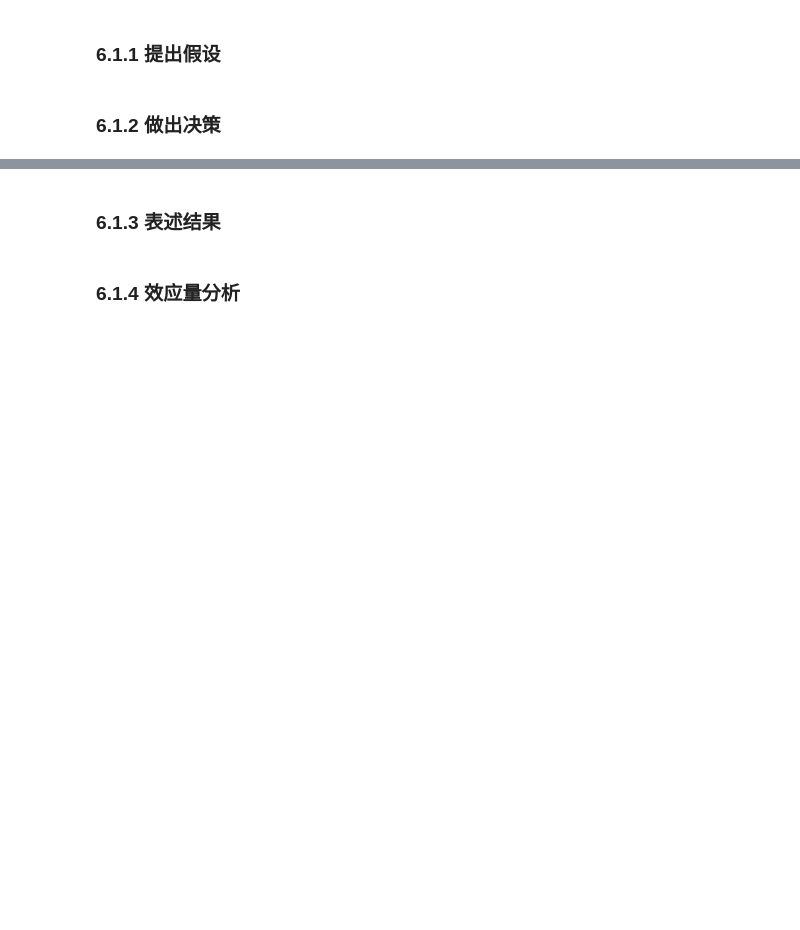
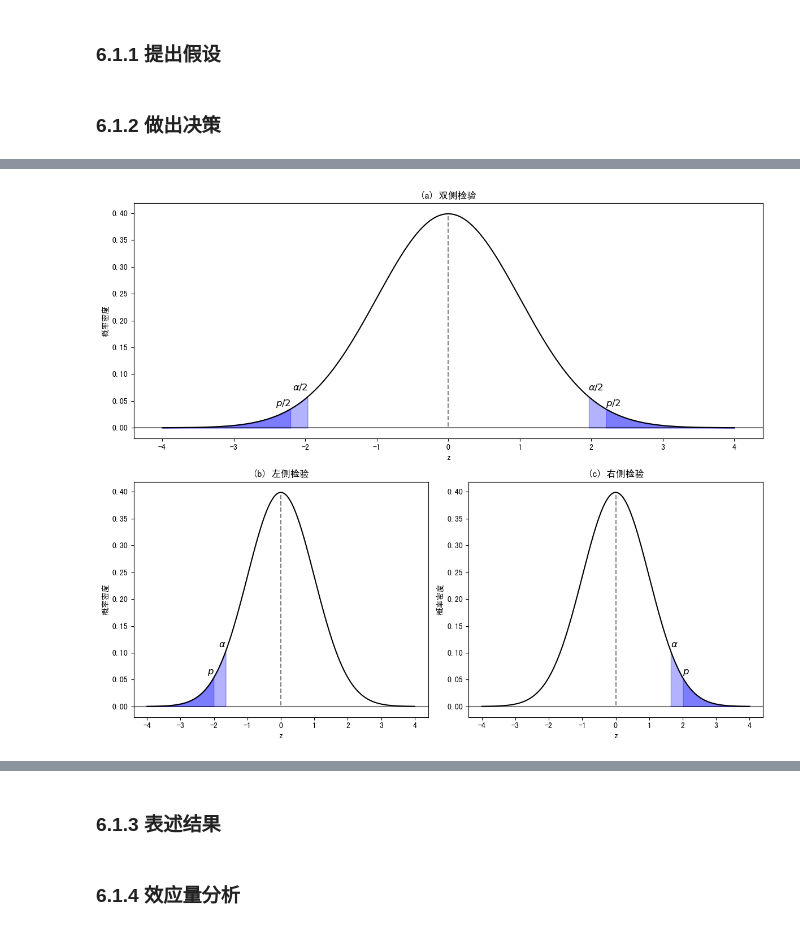
Before and after one commit to z-my-cn/Py4s, a Jupyter notebook: 第6章假设检验.ipynb, the cells around one changed output, grey strips where cells are left out. Saved outputs shown, nothing was run; the diff lists cells and outputs as text; code cells hidden in the pictures; blank space fills up the shorter version.

```diff
--- a/第6章假设检验.ipynb
+++ b/第6章假设检验.ipynb
@@ -16,0 +89,55 @@ from statsmodels.stats.weightstats import ztest, ttest_ind # 导入假设检验
+# %%
+# P值与设定显著性水平的比较
+plt.figure(figsize=(12, 10)) # 设置画布大小
+x = np.linspace(-4, 4, 1000) # 生成-4到4之间的1000个点
+y = norm.pdf(x, 0, 1) # 生成标准正态分布的概率密度函数
+alpha = 0.05 # 设置显著性水平
+
+plt.subplot(211) # 设置子图1
+plt.plot(x, y, color='black') # 绘制标准正态分布的概率密度函数
+z1 = norm.ppf(alpha/2, 0, 1) # 计算左侧临界值
+z2 = norm.ppf(1-alpha/2, 0, 1) # 计算右侧临界值
+plt.fill_between(x, y, 0, where=(x<=z1), color='b', alpha=0.3) # 绘制左侧拒绝域
+plt.fill_between(x, y, 0, where=(x>=z2), color='b', alpha=0.3) # 绘制右侧拒绝域
+plt.fill_between(x, y, 0, where=(x<=-2.2), color='b', alpha=0.3) # 绘制实际显著性水平左侧的面积
+plt.fill_between(x, y, 0, where=(x>=2.2), color='b', alpha=0.3) # 绘制实际显著性水平右侧的面积
+plt.axvline(x=0, ymin=0.05, ymax=0.95, c='black', linestyle='--', alpha=0.5) # 绘制均值线
+plt.axhline(y=0, c='black', linestyle='-', alpha=0.5) # 绘制底部基线
+plt.text(z1, 0.07, r'$\alpha/2$', fontsize=12, ha='right') # 显示左侧设定显著性水平
+plt.text(-2.2, 0.04, r'$p/2$', fontsize=12, ha='right') # 显示左侧P值
+plt.text(z2, 0.07, r'$\alpha/2$', fontsize=12, ha='left') # 显示右侧设定显著性水平
+plt.text(2.2, 0.04, r'$p/2$', fontsize=12, ha='left') # 显示右侧P值
+plt.xlabel('z') # 设置x轴标签
+plt.ylabel('概率密度') # 设置y轴标签
+plt.title('(a) 双侧检验') # 设置标题
+
+plt.subplot(223) # 设置子图2
+plt.plot(x, y, color='black') # 绘制标准正态分布的概率密度函数
+z = norm.ppf(alpha, 0, 1) # 计算临界值
+plt.fill_between(x, y, 0, where=(x<=z), color='b', alpha=0.3) # 绘制拒绝域
+plt.fill_between(x, y, 0, where=(x<=-2), color='b', alpha=0.3) # 绘制实际显著性水平左侧的面积
+plt.axvline(x=0, ymin=0.05, ymax=0.95, c='black', linestyle='--', alpha=0.5) # 绘制均值线
+plt.axhline(y=0, c='black', linestyle='-', alpha=0.5) # 绘制底部基线
+plt.text(z, 0.11, r'$\alpha$', fontsize=12, ha='right') # 显示设定显著性水平
+plt.text(-2, 0.06, r'$p$', fontsize=12, ha='right') # 显示P值
+plt.xlabel('z') # 设置x轴标签
+plt.ylabel('概率密度') # 设置y轴标签
+plt.title('(b) 左侧检验') # 设置标题
+
+plt.subplot(224) # 设置子图3
+plt.plot(x, y, color='black') # 绘制标准正态分布的概率密度函数
+z = norm.ppf(1-alpha, 0, 1) # 计算临界值
+plt.fill_between(x, y, 0, where=(x>=z), color='b', alpha=0.3) # 绘制拒绝域
+plt.fill_between(x, y, 0, where=(x>=2), color='b', alpha=0.3) # 绘制实际显著性水平右侧的面积
+plt.axvline(x=0, ymin=0.05, ymax=0.95, c='black', linestyle='--', alpha=0.5) # 绘制均值线
+plt.axhline(y=0, c='black', linestyle='-', alpha=0.5) # 绘制底部基线
+plt.text(z, 0.11, r'$\alpha$', fontsize=12, ha='left') # 显示设定显著性水平
+plt.text(2, 0.06, r'$p$', fontsize=12, ha='left') # 显示P值
+plt.xlabel('z') # 设置x轴标签
+plt.ylabel('概率密度') # 设置y轴标签
+plt.title('(c) 右侧检验') # 设置标题
+
+plt.tight_layout() # 设置子图的间距
+plt.show() # 显示图像
+# %% [output]
+[figure, added]
```
Also changed, not shown: parts of 81 cells of this notebook.
